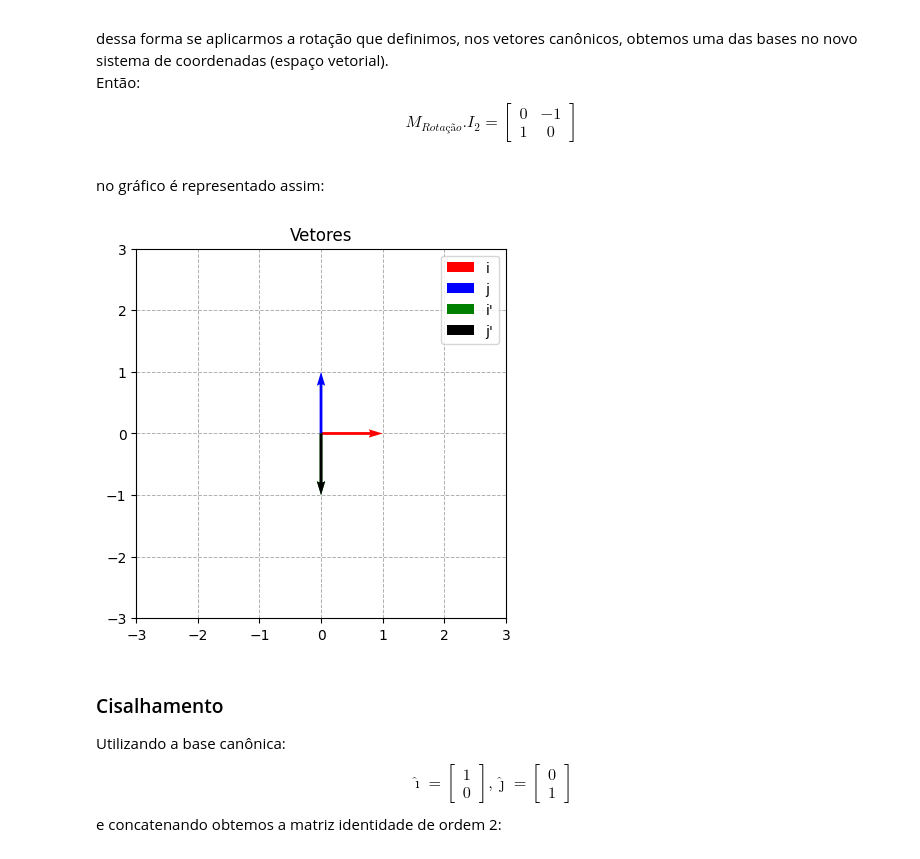
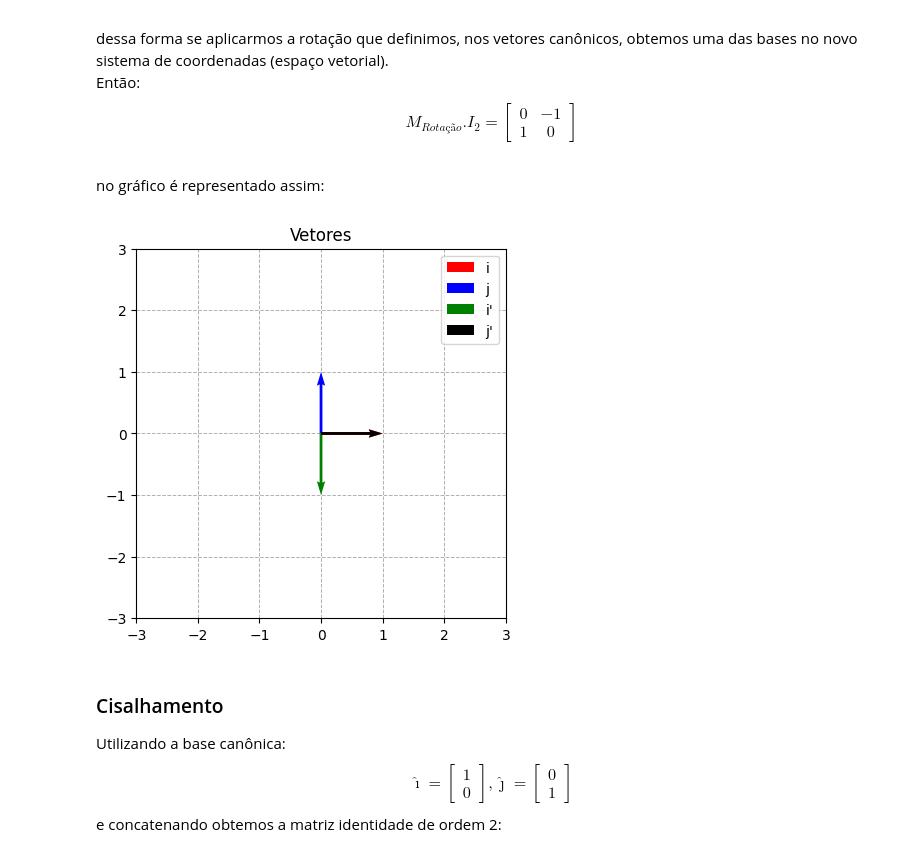
Before and after one commit to PedroMends30/matematica-computacional, a Jupyter notebook: Atividade_0_Mat_Comp.ipynb, the cells around one changed output. Cells and saved outputs as stored; diff of their text form; code cells hidden in the pictures.

```diff
--- a/Atividade_0_Mat_Comp.ipynb
+++ b/Atividade_0_Mat_Comp.ipynb
@@ -164,13 +164,13 @@ no gráfico é representado assim:
 # %%
 i = Vetor("i","red",np.array([1,0]))
 j = Vetor("j","blue",np.array([0,1]))
 i_rotacionado = Vetor("i'","green",rotacionar_90_graus(i.entradas))
-j_rotacionado = Vetor("j'","black",rotacionar_90_graus(i.entradas))
+j_rotacionado = Vetor("j'","black",rotacionar_90_graus(j.entradas))
 
 g = Grafico(3, "Vetores", [i,j,i_rotacionado,j_rotacionado])
 g.plot_graph()
 # %% [output]
-[figure, old version]
+[figure, new version]
 # %% [markdown]
 ### Cisalhamento
 Utilizando a base canônica:
```
Also changed, not shown: parts of 3 cells of this notebook.
